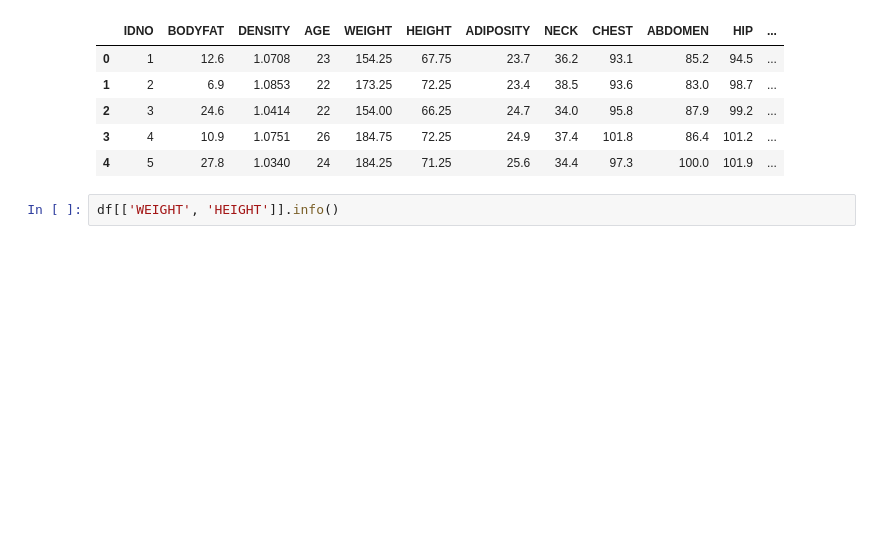
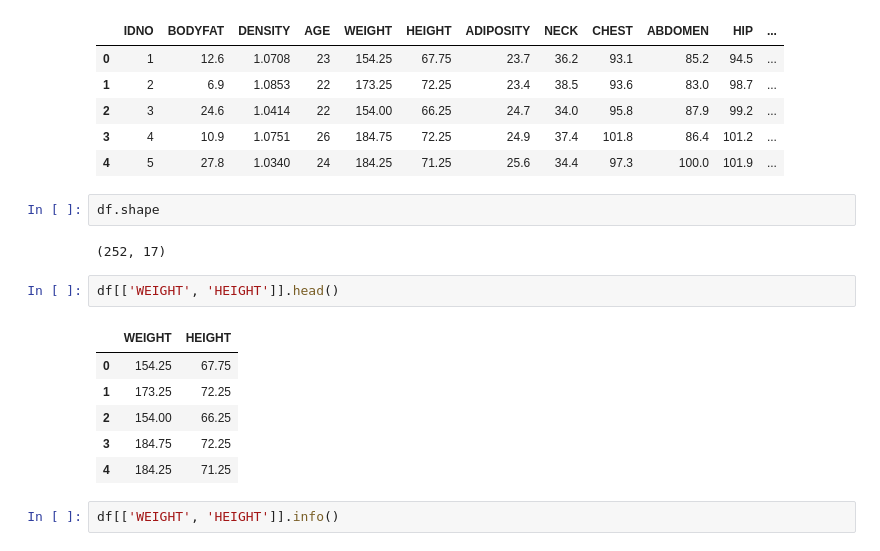
Before and after one commit to noname123920/analiz_dannih, a Jupyter notebook: Untitled4.ipynb, the cells around one changed output. Cells and saved outputs as stored; diff of their text form; blank space fills up the shorter version.

```diff
--- a/Untitled4.ipynb
+++ b/Untitled4.ipynb
@@ -14,6 +14,19 @@ df.head()
 | 2 | 3 | 24.6 | 1.0414 | 22 | 154.00 | 66.25 | 24.7 | 34.0 | 95.8 | 87.9 | 99.2 | ... |
 | 3 | 4 | 10.9 | 1.0751 | 26 | 184.75 | 72.25 | 24.9 | 37.4 | 101.8 | 86.4 | 101.2 | ... |
 | 4 | 5 | 27.8 | 1.0340 | 24 | 184.25 | 71.25 | 25.6 | 34.4 | 97.3 | 100.0 | 101.9 | ... |
+# %%
+df.shape
+# %% [output]
+(252, 17)
+# %%
+df[['WEIGHT', 'HEIGHT']].head()
+# %% [output]
+|  | WEIGHT | HEIGHT |
+| 0 | 154.25 | 67.75 |
+| 1 | 173.25 | 72.25 |
+| 2 | 154.00 | 66.25 |
+| 3 | 184.75 | 72.25 |
+| 4 | 184.25 | 71.25 |
 # %%
 df[['WEIGHT', 'HEIGHT']].info()
 # %% [output]
```
Also changed, not shown: parts of 7 cells of this notebook.
